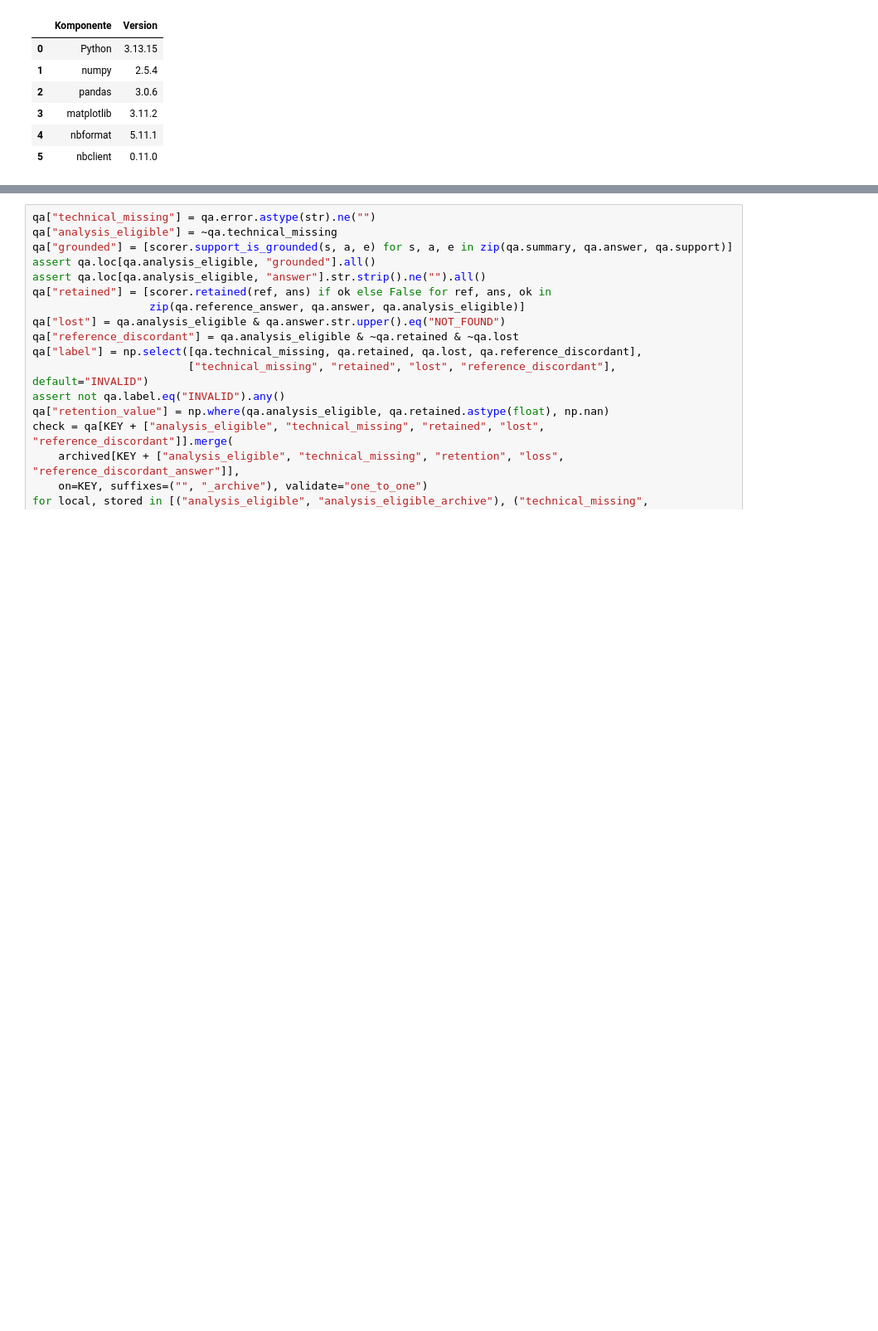
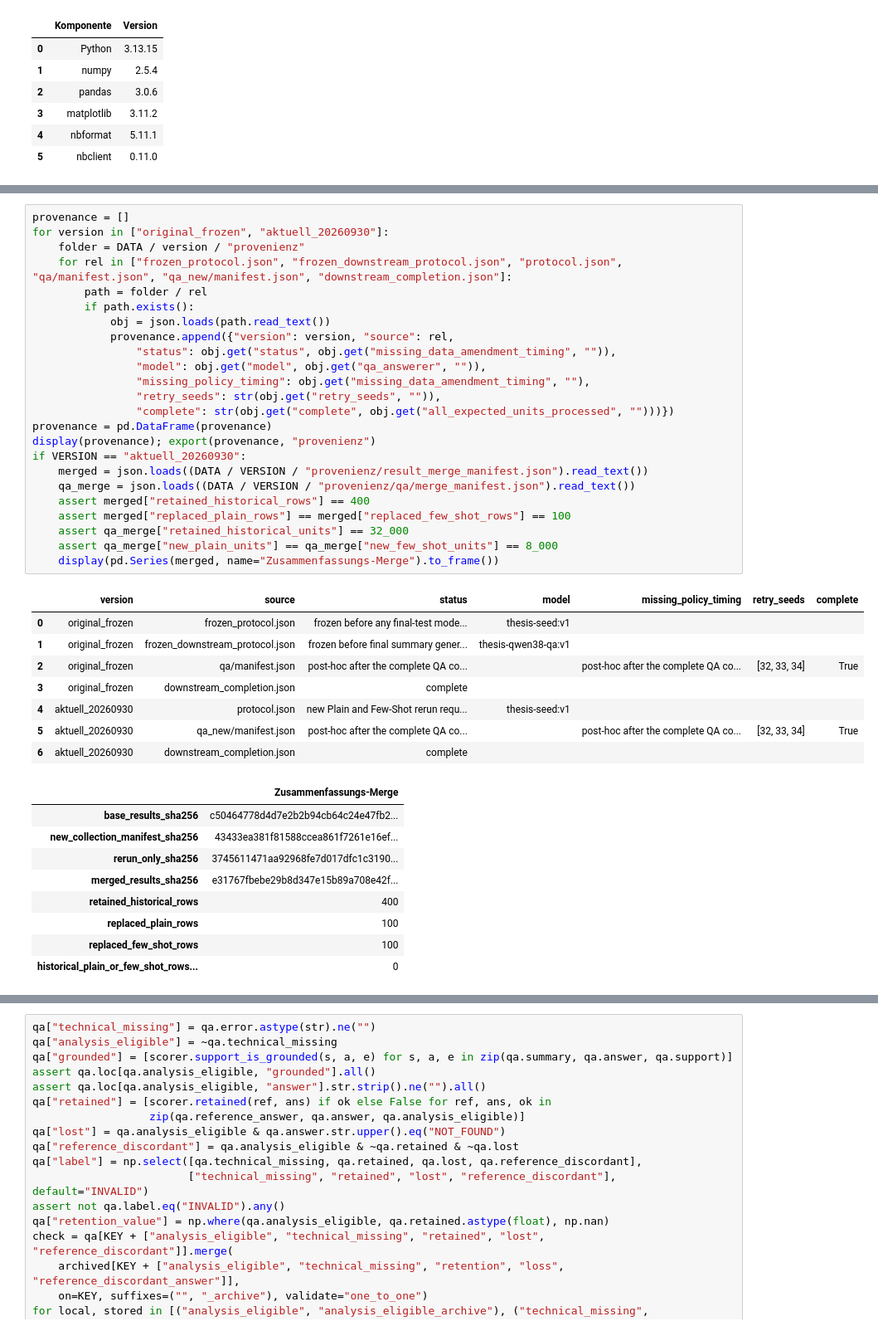
Before and after one commit to EdgarXB/Masterarbeit_Faktenretention_unter_rekursiver_Kompressionskette, a Jupyter notebook: notebooks/03_qa_retention.ipynb, the cells around one changed output, grey strips where cells are left out. Shown at 83% size. Saved outputs shown, nothing was run; the diff lists cells and outputs as text; blank space fills up the shorter version.

```diff
--- a/notebooks/03_qa_retention.ipynb
+++ b/notebooks/03_qa_retention.ipynb
@@ -117,0 +128,42 @@ Die Evaluation verwendet Temperatur 0 und Seed 32. Der Faktensatz enthält 20 ka
+# %%
+provenance = []
+for version in ["original_frozen", "aktuell_20260930"]:
+    folder = DATA / version / "provenienz"
+    for rel in ["frozen_protocol.json", "frozen_downstream_protocol.json", "protocol.json", "qa/manifest.json", "qa_new/manifest.json", "downstream_completion.json"]:
+        path = folder / rel
+        if path.exists():
+            obj = json.loads(path.read_text())
+            provenance.append({"version": version, "source": rel,
+                "status": obj.get("status", obj.get("missing_data_amendment_timing", "")),
+                "model": obj.get("model", obj.get("qa_answerer", "")),
+                "missing_policy_timing": obj.get("missing_data_amendment_timing", ""),
+                "retry_seeds": str(obj.get("retry_seeds", "")),
+                "complete": str(obj.get("complete", obj.get("all_expected_units_processed", "")))})
+provenance = pd.DataFrame(provenance)
+display(provenance); export(provenance, "provenienz")
+if VERSION == "aktuell_20260930":
+    merged = json.loads((DATA / VERSION / "provenienz/result_merge_manifest.json").read_text())
+    qa_merge = json.loads((DATA / VERSION / "provenienz/qa/merge_manifest.json").read_text())
+    assert merged["retained_historical_rows"] == 400
+    assert merged["replaced_plain_rows"] == merged["replaced_few_shot_rows"] == 100
+    assert qa_merge["retained_historical_units"] == 32_000
+    assert qa_merge["new_plain_units"] == qa_merge["new_few_shot_units"] == 8_000
+    display(pd.Series(merged, name="Zusammenfassungs-Merge").to_frame())
+# %% [output]
+|  | version | source | status | model | missing_policy_timing | retry_seeds | complete |
+| 0 | original_frozen | frozen_protocol.json | frozen before any final-test mode... | thesis-seed:v1 |  |  |  |
+| 1 | original_frozen | frozen_downstream_protocol.json | frozen before final summary gener... | thesis-qwen38-qa:v1 |  |  |  |
+| 2 | original_frozen | qa/manifest.json | post-hoc after the complete QA co... |  | post-hoc after the complete QA co... | [32, 33, 34] | True |
+| 3 | original_frozen | downstream_completion.json | complete |  |  |  |  |
+| 4 | aktuell_20260930 | protocol.json | new Plain and Few-Shot rerun requ... | thesis-seed:v1 |  |  |  |
+| 5 | aktuell_20260930 | qa_new/manifest.json | post-hoc after the complete QA co... |  | post-hoc after the complete QA co... | [32, 33, 34] | True |
+| 6 | aktuell_20260930 | downstream_completion.json | complete |  |  |  |  |
+|  | Zusammenfassungs-Merge |
+| base_results_sha256 | c50464778d4d7e2b2b94cb64c24e47fb2... |
+| new_collection_manifest_sha256 | 43433ea381f81588ccea861f7261e16ef... |
+| rerun_only_sha256 | 3745611471aa92968fe7d017dfc1c3190... |
+| merged_results_sha256 | e31767fbebe29b8d347e15b89a708e42f... |
+| retained_historical_rows | 400 |
+| replaced_plain_rows | 100 |
+| replaced_few_shot_rows | 100 |
+| historical_plain_or_few_shot_rows... | 0 |
```
Also changed, not shown: parts of 26 cells of this notebook.
